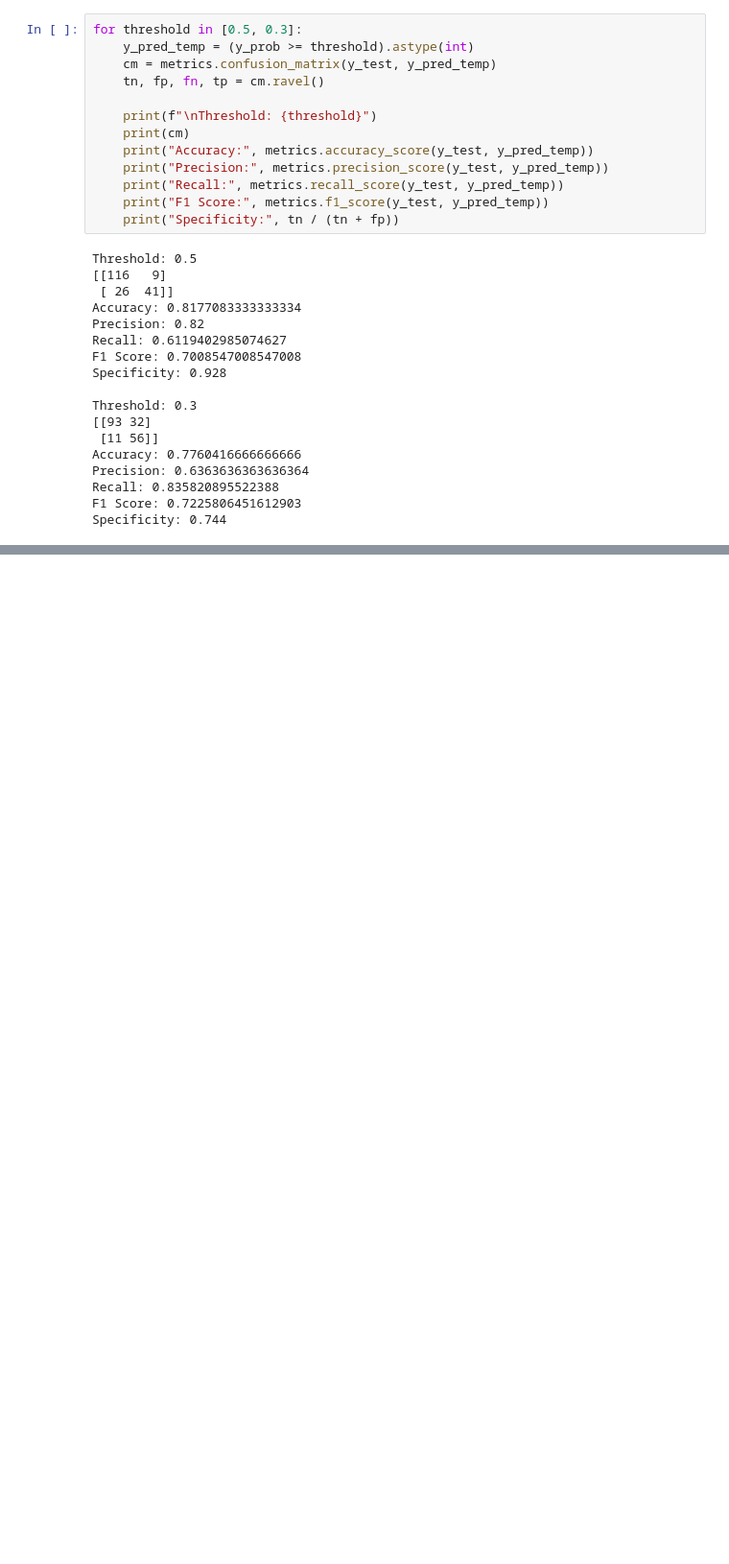
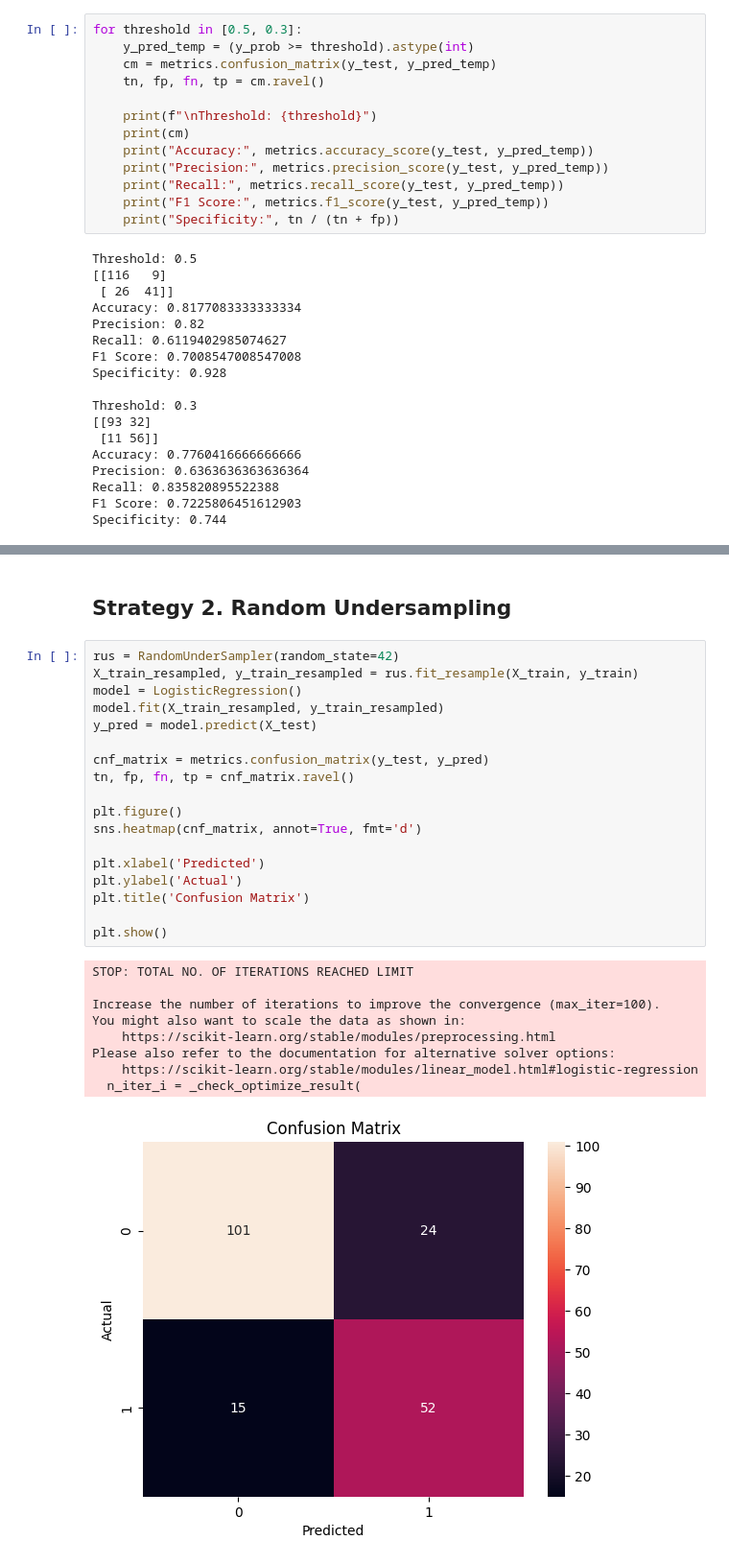
Before and after one commit to rashalismath2/ML, a Jupyter notebook: classification/Logistic regression.ipynb, the cells around one changed output, grey strips where cells are left out. Shown at 96% size. Saved outputs shown, nothing was run; the diff lists cells and outputs as text; blank space fills up the shorter version.

```diff
--- a/classification/Logistic regression.ipynb
+++ b/classification/Logistic regression.ipynb
@@ -285,0 +397,30 @@ Specificity: 0.744
+# %% [markdown]
+<h2>Strategy 2. Random Undersampling</h2>
+# %%
+rus = RandomUnderSampler(random_state=42)
+X_train_resampled, y_train_resampled = rus.fit_resample(X_train, y_train)
+model = LogisticRegression()
+model.fit(X_train_resampled, y_train_resampled)
+y_pred = model.predict(X_test)
+
+cnf_matrix = metrics.confusion_matrix(y_test, y_pred)
+tn, fp, fn, tp = cnf_matrix.ravel()
+
+plt.figure()
+sns.heatmap(cnf_matrix, annot=True, fmt='d')
+
+plt.xlabel('Predicted')
+plt.ylabel('Actual')
+plt.title('Confusion Matrix')
+
+plt.show()
+# %% [output]
+STOP: TOTAL NO. OF ITERATIONS REACHED LIMIT
+
+Increase the number of iterations to improve the convergence (max_iter=100).
+You might also want to scale the data as shown in:
+    https://scikit-learn.org/stable/modules/preprocessing.html
+Please also refer to the documentation for alternative solver options:
+    https://scikit-learn.org/stable/modules/linear_model.html#logistic-regression
+  n_iter_i = _check_optimize_result(
+[figure, added]
```
Also changed, not shown: parts of 31 cells of this notebook, 1 other file.
